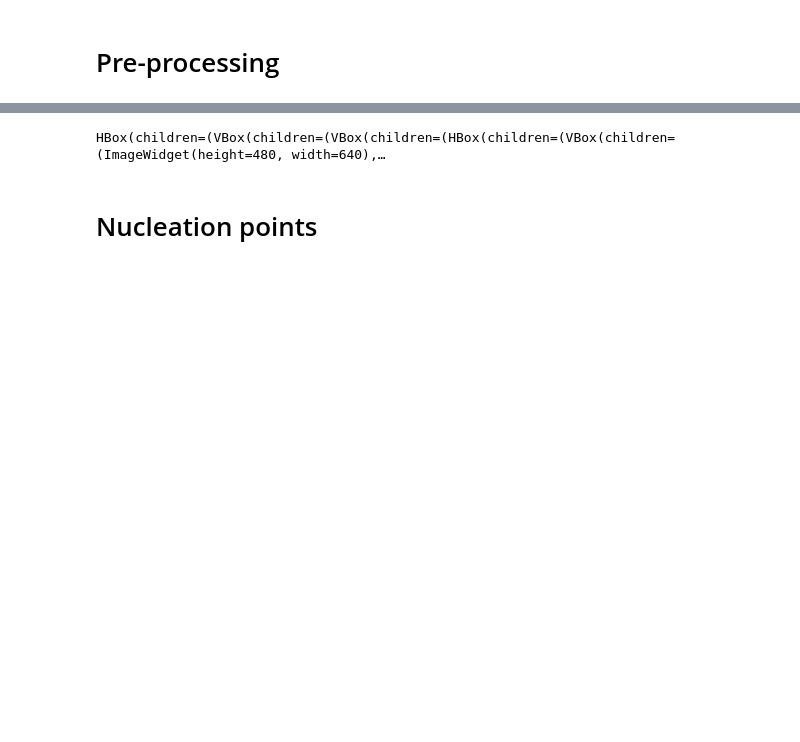
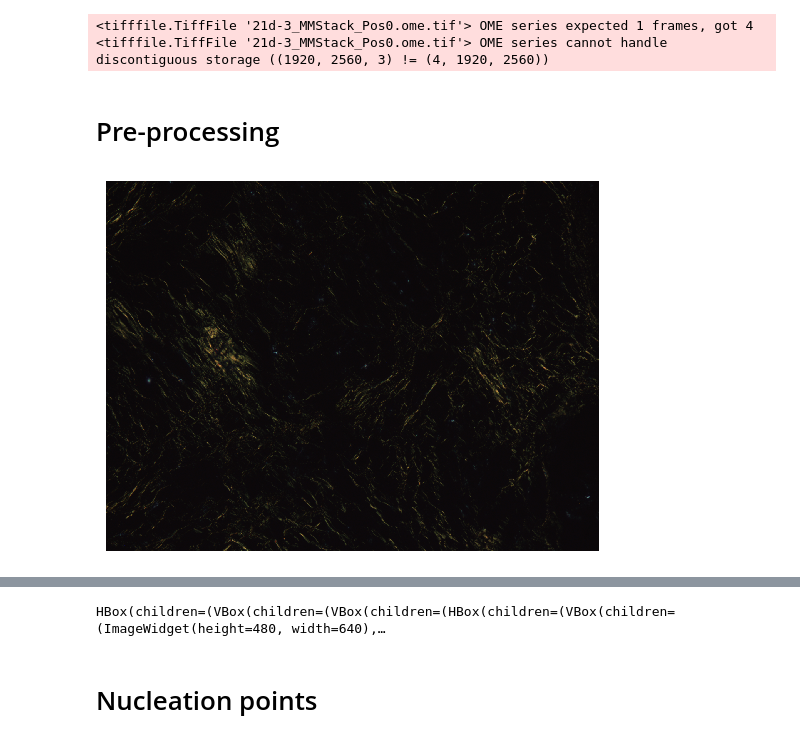
Before and after one commit to viktorprgc/picrosuite, a Jupyter notebook: analysis.ipynb, the cells around one changed output, grey strips where cells are left out. Cells and saved outputs as stored; diff of their text form; code cells hidden in the pictures; blank space fills up the shorter version.

```diff
--- a/analysis.ipynb
+++ b/analysis.ipynb
@@ -22,15 +22,26 @@ from pyfibre.fibers.network_extraction import fibre_network_assignment
 from pyfibre.fibers.analysis import network_analysis
 from pyfibre.fibers.fibre_network import FibreNetwork
 # %%
-example_dir = "/home/vpc/Pictures/Exemplo_Picro/"
-example_output_dir = os.path.join(example_dir, 'Saída')
+#example_dir = "/home/vpc/Pictures/Exemplo_Picro/"
+example_dir = 'C:/Users/User/Victor/Projetos/Picro_Lu/Stroma/21d-3/'
+#example_output_dir = os.path.join(example_dir, 'Saída')
 
-os.makedirs(example_output_dir, exist_ok=True)
-stack_path = os.path.join(example_dir, 'stack.tif')
+#os.makedirs(example_output_dir, exist_ok=True)
+#stack_path = os.path.join(example_dir, 'stack.tif')
+
+stack_path = os.path.join(example_dir, '21d-3_MMStack_Pos0.ome.tif')
 stack = imread(stack_path)
-pol= stack[5]
+#pol= stack[5]
+pol = stack[2]
+# %% [output]
+<tifffile.TiffFile '21d-3_MMStack_Pos0.ome.tif'> OME series expected 1 frames, got 4
+<tifffile.TiffFile '21d-3_MMStack_Pos0.ome.tif'> OME series cannot handle discontiguous storage ((1920, 2560, 3) != (4, 1920, 2560))
 # %% [markdown]
 # Pre-processing
+# %%
+st.imshow(pol)
+# %% [output]
+[figure, added]
 # %%
 from pyfibre.tools.filters import tubeness, hysteresis
 from pyfibre.utilities import clear_border
```
Also changed, not shown: parts of 9 cells of this notebook, 2 other files.
